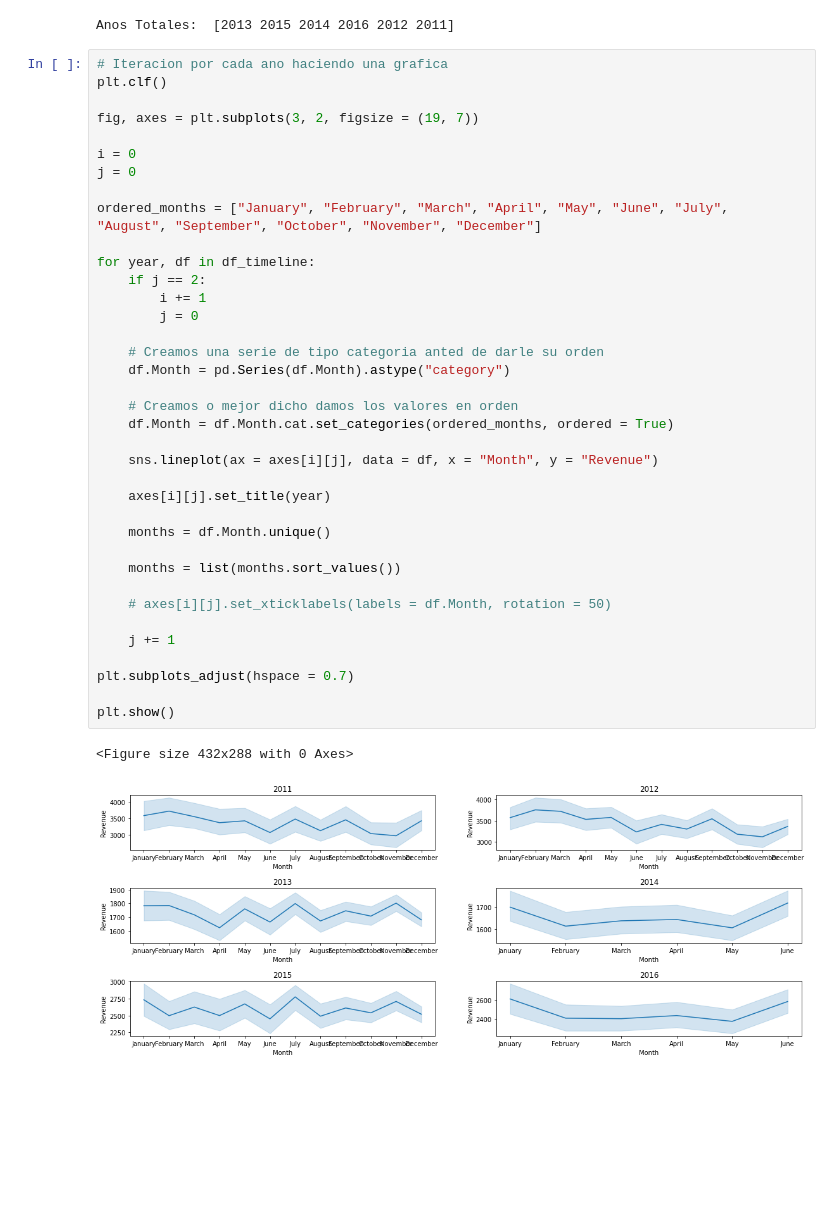
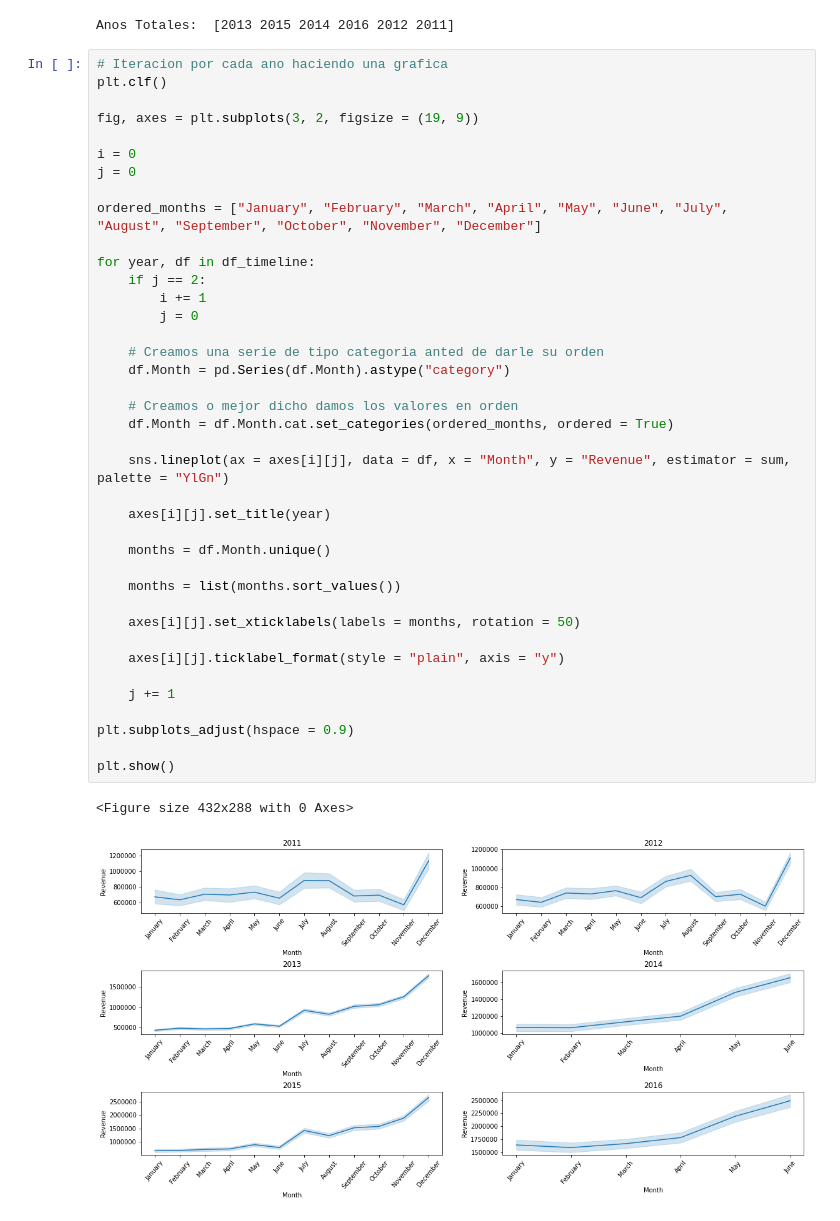
Before and after one commit to juanm05/UK-Bike-Store, a Jupyter notebook: main2.ipynb, the cells around one changed output. Drawn from its saved outputs; the diff is of its cells as text; blank space fills up the shorter version.

Commit message:
Regresion Lineal - Revenue

```diff
--- a/main2.ipynb
+++ b/main2.ipynb
@@ -125,39 +126,41 @@ Anos Totales:  [2013 2015 2014 2016 2012 2011]
 # Iteracion por cada ano haciendo una grafica
 plt.clf()
 
-fig, axes = plt.subplots(3, 2, figsize = (19, 7))
+fig, axes = plt.subplots(3, 2, figsize = (19, 9))
 
 i = 0
 j = 0
 
 ordered_months = ["January", "February", "March", "April", "May", "June", "July", "August", "September", "October", "November", "December"]
 
 for year, df in df_timeline:
     if j == 2:
         i += 1
         j = 0
 
     # Creamos una serie de tipo categoria anted de darle su orden
     df.Month = pd.Series(df.Month).astype("category")
 
     # Creamos o mejor dicho damos los valores en orden
     df.Month = df.Month.cat.set_categories(ordered_months, ordered = True)
 
-    sns.lineplot(ax = axes[i][j], data = df, x = "Month", y = "Revenue")
+    sns.lineplot(ax = axes[i][j], data = df, x = "Month", y = "Revenue", estimator = sum, palette = "YlGn")
 
     axes[i][j].set_title(year)
 
     months = df.Month.unique()
 
     months = list(months.sort_values())
 
-    # axes[i][j].set_xticklabels(labels = df.Month, rotation = 50)
+    axes[i][j].set_xticklabels(labels = months, rotation = 50)
+
+    axes[i][j].ticklabel_format(style = "plain", axis = "y")
 
     j += 1
 
-plt.subplots_adjust(hspace = 0.7)
+plt.subplots_adjust(hspace = 0.9)
 
 plt.show()
 # %% [output]
 <Figure size 432x288 with 0 Axes>
-[figure, old version]
+[figure, new version]
```
Also changed, not shown: parts of 8 cells of this notebook.
